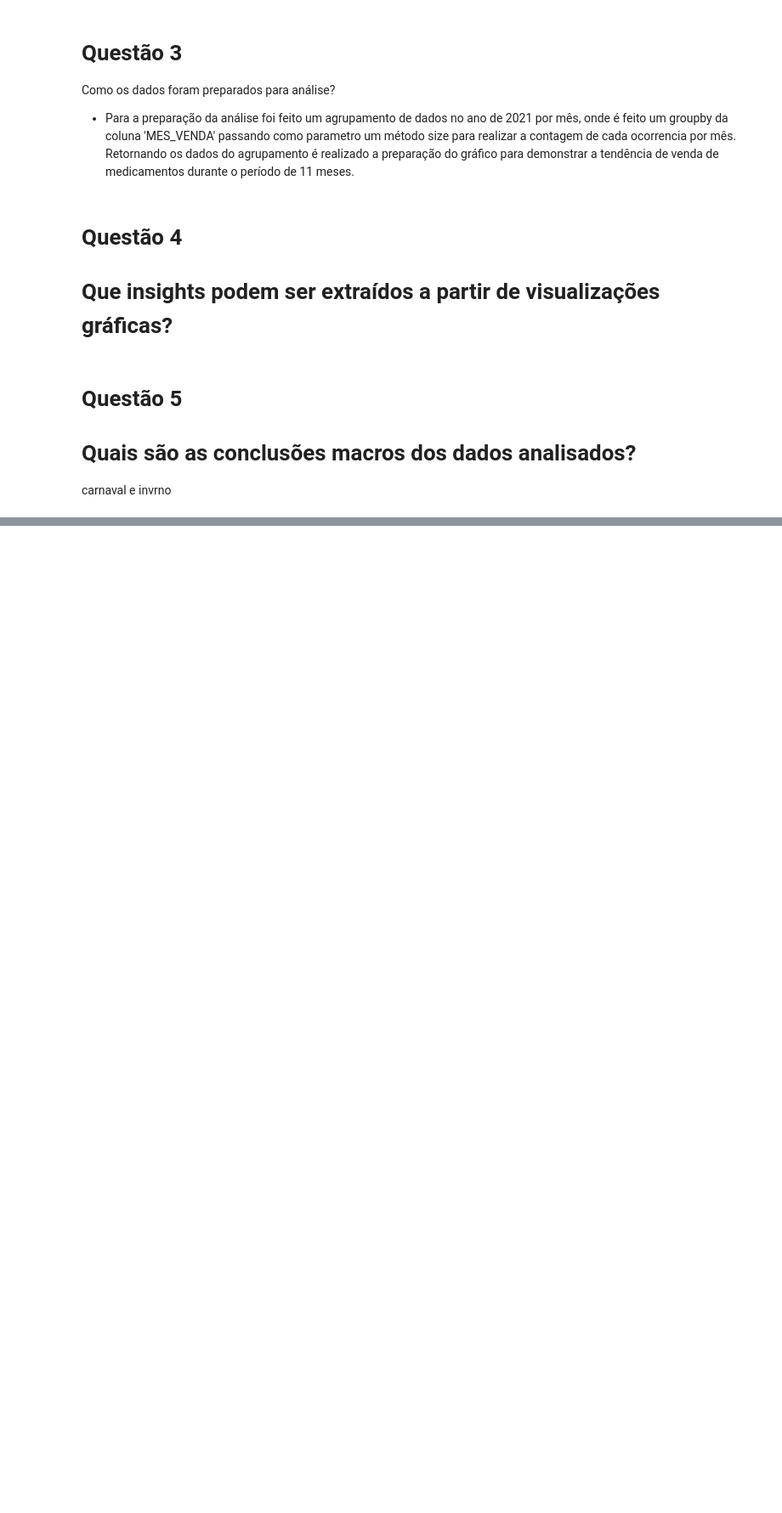
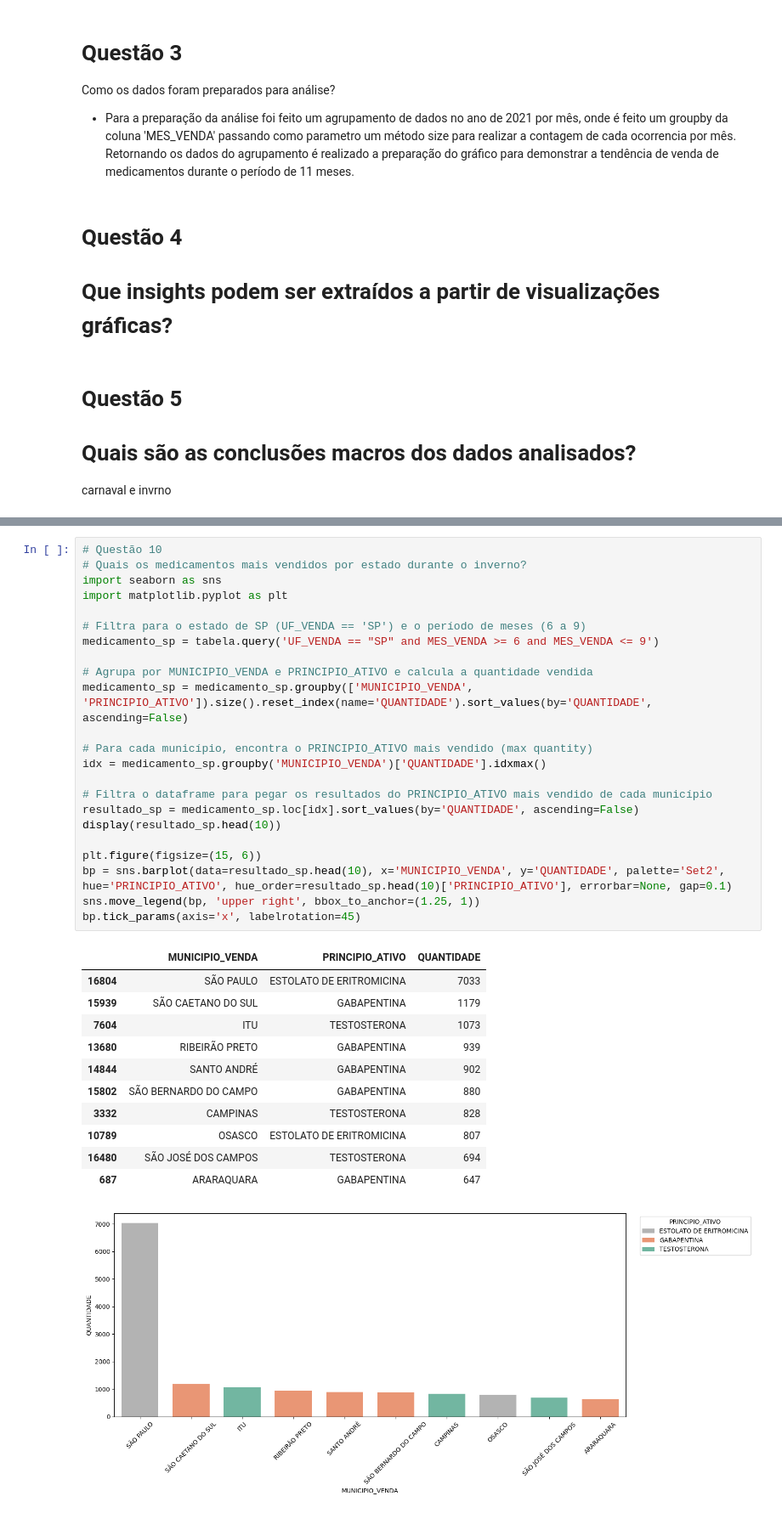
Before and after one commit to AndersonRichard/WorkBigData, a Jupyter notebook: Analise_DataSet.ipynb, the cells around one changed output, grey strips where cells are left out. Shown at 85% size. Cells and saved outputs as stored; diff of their text form; blank space fills up the shorter version.

```diff
--- a/Analise_DataSet.ipynb
+++ b/Analise_DataSet.ipynb
@@ -139,3 +135,39 @@ bp = sns.barplot(data=vendas_municipio_sp_medicamento, x='PRINCIPIO_ATIVO', y='Q
 sns.move_legend(bp, 'upper right', bbox_to_anchor=(1.1, 1))
 # %% [output]
 [figure]
+# %%
+# Questão 10
+# Quais os medicamentos mais vendidos por estado durante o inverno?
+import seaborn as sns
+import matplotlib.pyplot as plt
+
+# Filtra para o estado de SP (UF_VENDA == 'SP') e o período de meses (6 a 9)
+medicamento_sp = tabela.query('UF_VENDA == "SP" and MES_VENDA >= 6 and MES_VENDA <= 9')
+
+# Agrupa por MUNICIPIO_VENDA e PRINCIPIO_ATIVO e calcula a quantidade vendida
+medicamento_sp = medicamento_sp.groupby(['MUNICIPIO_VENDA', 'PRINCIPIO_ATIVO']).size().reset_index(name='QUANTIDADE').sort_values(by='QUANTIDADE', ascending=False)
+
+# Para cada município, encontra o PRINCIPIO_ATIVO mais vendido (max quantity)
+idx = medicamento_sp.groupby('MUNICIPIO_VENDA')['QUANTIDADE'].idxmax()
+
+# Filtra o dataframe para pegar os resultados do PRINCIPIO_ATIVO mais vendido de cada município
+resultado_sp = medicamento_sp.loc[idx].sort_values(by='QUANTIDADE', ascending=False)
+display(resultado_sp.head(10))
+
+plt.figure(figsize=(15, 6))
+bp = sns.barplot(data=resultado_sp.head(10), x='MUNICIPIO_VENDA', y='QUANTIDADE', palette='Set2', hue='PRINCIPIO_ATIVO', hue_order=resultado_sp.head(10)['PRINCIPIO_ATIVO'], errorbar=None, gap=0.1)
+sns.move_legend(bp, 'upper right', bbox_to_anchor=(1.25, 1))
+bp.tick_params(axis='x', labelrotation=45)
+# %% [output]
+|  | MUNICIPIO_VENDA | PRINCIPIO_ATIVO | QUANTIDADE |
+| 16804 | SÃO PAULO | ESTOLATO DE ERITROMICINA | 7033 |
+| 15939 | SÃO CAETANO DO SUL | GABAPENTINA | 1179 |
+| 7604 | ITU | TESTOSTERONA | 1073 |
+| 13680 | RIBEIRÃO PRETO | GABAPENTINA | 939 |
+| 14844 | SANTO ANDRÉ | GABAPENTINA | 902 |
+| 15802 | SÃO BERNARDO DO CAMPO | GABAPENTINA | 880 |
+| 3332 | CAMPINAS | TESTOSTERONA | 828 |
+| 10789 | OSASCO | ESTOLATO DE ERITROMICINA | 807 |
+| 16480 | SÃO JOSÉ DOS CAMPOS | TESTOSTERONA | 694 |
+| 687 | ARARAQUARA | GABAPENTINA | 647 |
+[figure, added]
```
Also changed, not shown: parts of 8 cells of this notebook.
